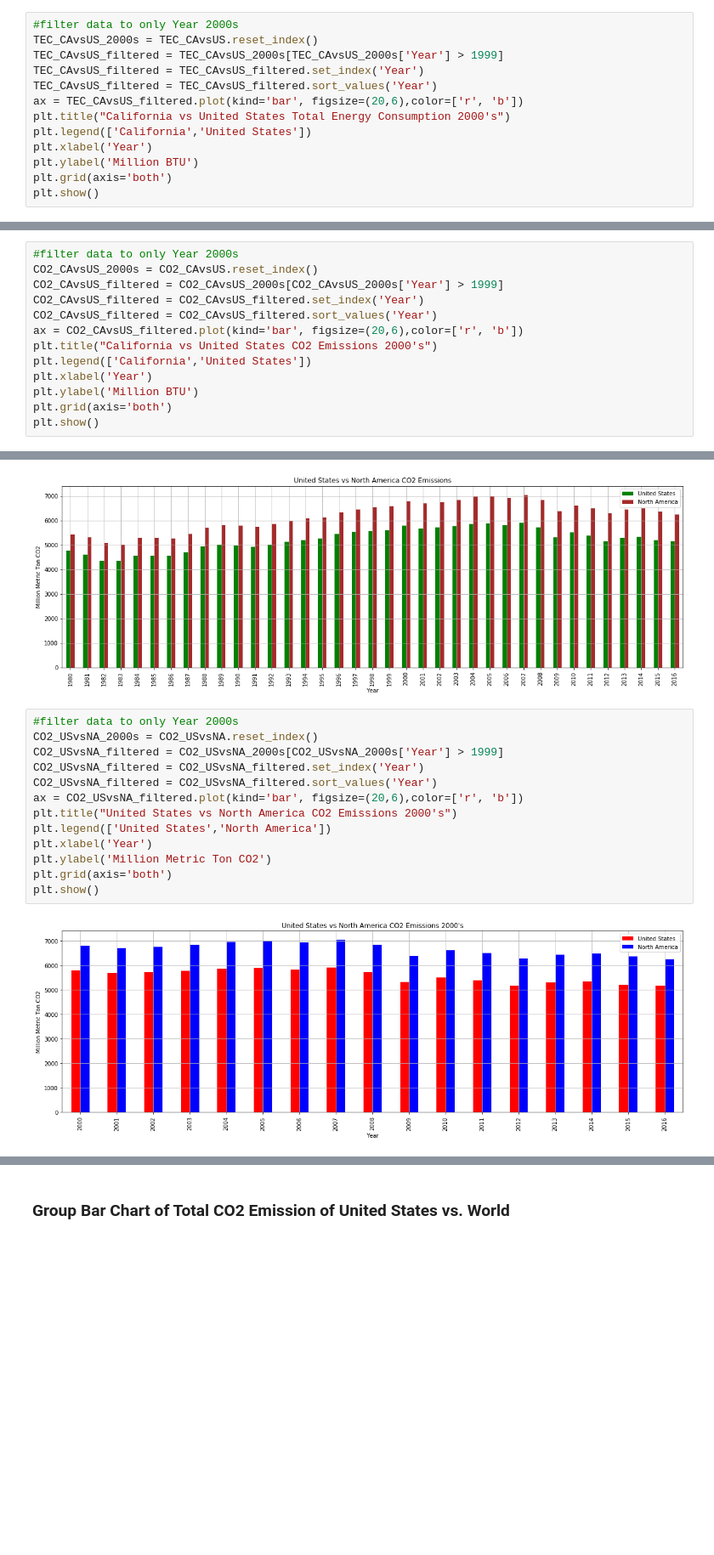
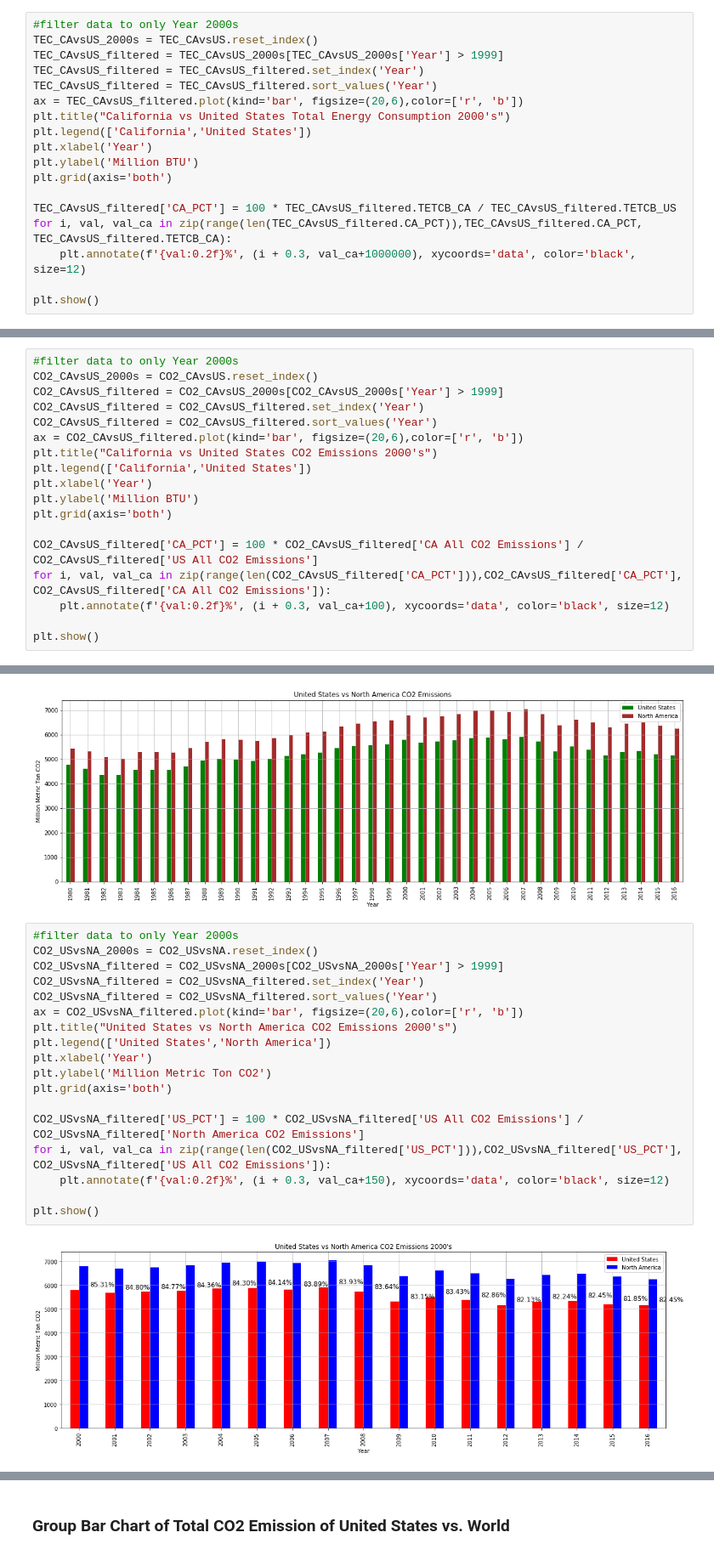
Before and after one commit to david-kishi/US_Energy_Consumption_Analysis, a Jupyter notebook: Analysis/Energy Consumption and CO2 Emission Analysis.ipynb, the cells around one changed output, grey strips where cells are left out. Shown at 85% size. Drawn from its saved outputs; the diff is of its cells as text; blank space fills up the shorter version.

Commit message:
Bar Charts annotated.

```diff
--- a/Analysis/Energy Consumption and CO2 Emission Analysis.ipynb
+++ b/Analysis/Energy Consumption and CO2 Emission Analysis.ipynb
@@ -263,5 +263,10 @@ plt.legend(['California','United States'])
 plt.xlabel('Year')
 plt.ylabel('Million BTU')
 plt.grid(axis='both')
+
+TEC_CAvsUS_filtered['CA_PCT'] = 100 * TEC_CAvsUS_filtered.TETCB_CA / TEC_CAvsUS_filtered.TETCB_US
+for i, val, val_ca in zip(range(len(TEC_CAvsUS_filtered.CA_PCT)),TEC_CAvsUS_filtered.CA_PCT, TEC_CAvsUS_filtered.TETCB_CA):
+    plt.annotate(f'{val:0.2f}%', (i + 0.3, val_ca+1000000), xycoords='data', color='black', size=12)
+
 plt.show()
 # %% [output]
@@ -294,5 +320,10 @@ plt.legend(['California','United States'])
 plt.xlabel('Year')
 plt.ylabel('Million BTU')
 plt.grid(axis='both')
+
+CO2_CAvsUS_filtered['CA_PCT'] = 100 * CO2_CAvsUS_filtered['CA All CO2 Emissions'] / CO2_CAvsUS_filtered['US All CO2 Emissions']
+for i, val, val_ca in zip(range(len(CO2_CAvsUS_filtered['CA_PCT'])),CO2_CAvsUS_filtered['CA_PCT'], CO2_CAvsUS_filtered['CA All CO2 Emissions']):
+    plt.annotate(f'{val:0.2f}%', (i + 0.3, val_ca+100), xycoords='data', color='black', size=12)
+
 plt.show()
 # %% [output]
@@ -316,15 +369,20 @@ plt.show()
 # %%
 #filter data to only Year 2000s
 CO2_USvsNA_2000s = CO2_USvsNA.reset_index()
 CO2_USvsNA_filtered = CO2_USvsNA_2000s[CO2_USvsNA_2000s['Year'] > 1999]
 CO2_USvsNA_filtered = CO2_USvsNA_filtered.set_index('Year')
 CO2_USvsNA_filtered = CO2_USvsNA_filtered.sort_values('Year')
 ax = CO2_USvsNA_filtered.plot(kind='bar', figsize=(20,6),color=['r', 'b'])
 plt.title("United States vs North America CO2 Emissions 2000's")
 plt.legend(['United States','North America'])
 plt.xlabel('Year')
 plt.ylabel('Million Metric Ton CO2')
 plt.grid(axis='both')
+
+CO2_USvsNA_filtered['US_PCT'] = 100 * CO2_USvsNA_filtered['US All CO2 Emissions'] / CO2_USvsNA_filtered['North America CO2 Emissions']
+for i, val, val_ca in zip(range(len(CO2_USvsNA_filtered['US_PCT'])),CO2_USvsNA_filtered['US_PCT'], CO2_USvsNA_filtered['US All CO2 Emissions']):
+    plt.annotate(f'{val:0.2f}%', (i + 0.3, val_ca+150), xycoords='data', color='black', size=12)
+
 plt.show()
 # %% [output]
-[figure, old version]
+[figure, new version]
```
Also changed, not shown: parts of 7 cells of this notebook.
